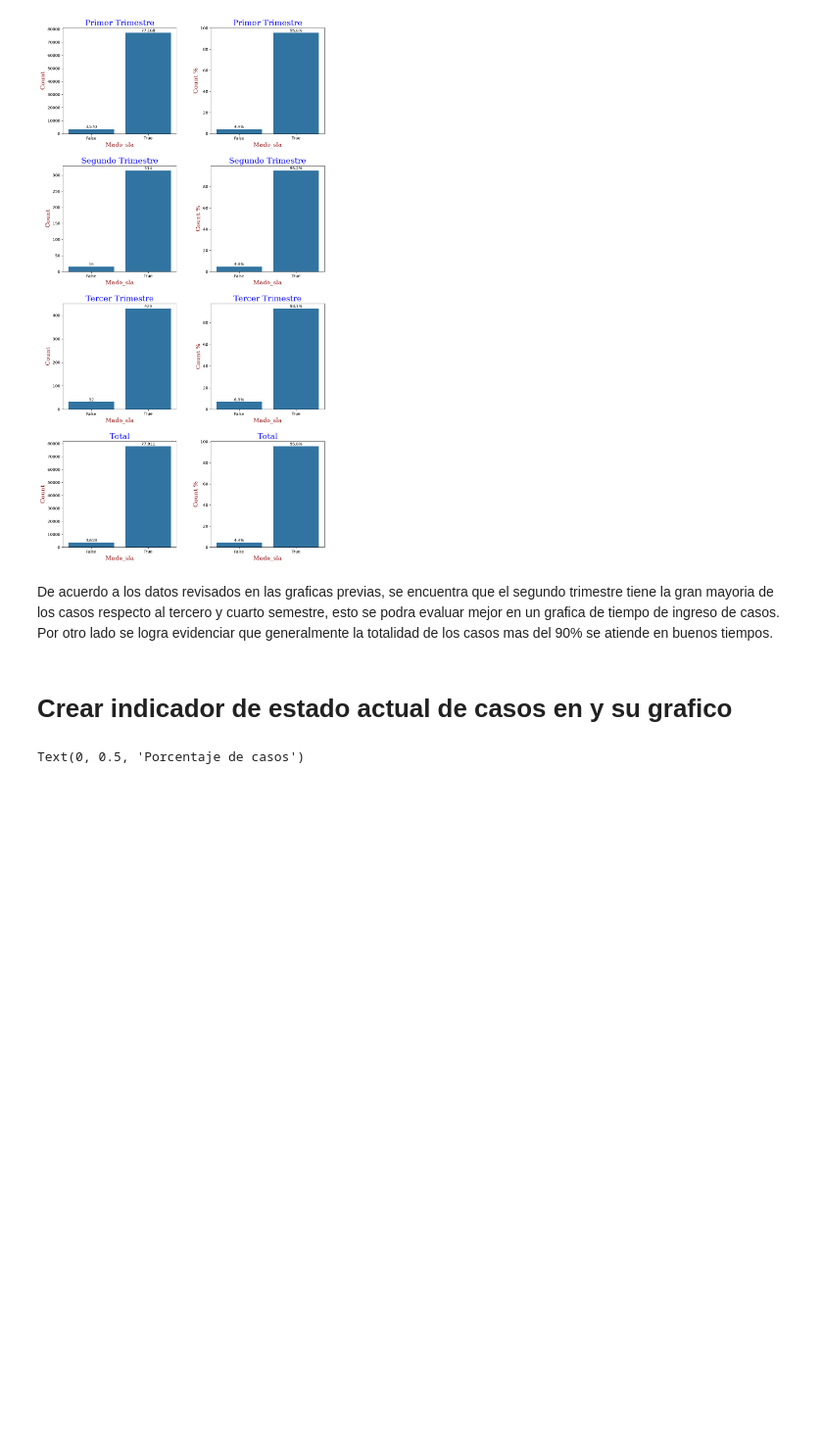
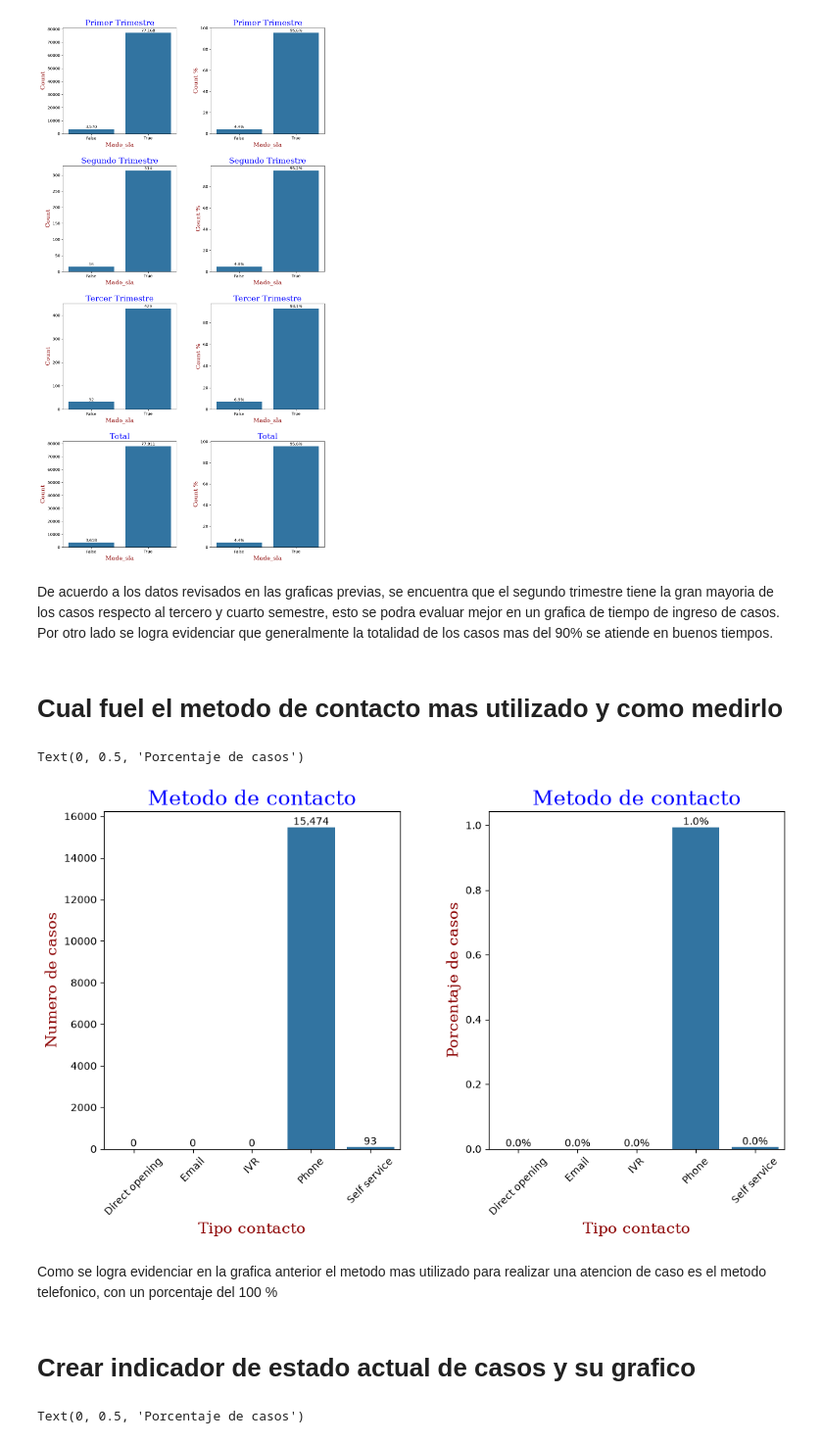
Before and after one commit to FoxJaeger007/ERP-Support-Operations-Dashboard, a Jupyter notebook: Notebooks/ERP_Incident_Analysis.ipynb, the cells around one changed output. Shown at 98% size. Drawn from its saved outputs; the diff is of its cells as text; code cells hidden in the pictures; blank space fills up the shorter version.

```diff
--- a/Notebooks/ERP_Incident_Analysis.ipynb
+++ b/Notebooks/ERP_Incident_Analysis.ipynb
@@ -83,7 +52,7 @@ from sklearn.model_selection import GridSearchCV
 df = pd.read_csv(
     "../Data/Raw/incident+management+process+enriched+event+log.zip"
 )
-df_cl=df
+df_cl=df.copy()
 # %% [markdown]
 ## Clean Data
 # %%
@@ -675,8 +648,74 @@ Text(0, 0.5, 'Count %')
 [figure]
 # %% [markdown]
 De acuerdo a los datos revisados en las graficas previas, se encuentra que el segundo trimestre tiene la gran mayoria de los casos respecto al tercero y cuarto semestre, esto se podra evaluar mejor en un grafica de tiempo de ingreso de casos. Por otro lado se logra evidenciar que generalmente la totalidad de los casos mas del 90% se atiende en buenos tiempos.
+# %% [markdown]
+# Cual fuel el metodo de contacto mas utilizado y como medirlo
+# %%
+
+df_last_type = df_analysis[["number","contact_type"]][df_analysis["active"]==True].loc[
+    df_analysis[df_analysis["active"]==True].groupby("number")["sys_mod_count"].idxmax()] #se encuentra el ultimo dato de acuerdo a sys_mod_count
+
+df_last_type_co = df_last_type["contact_type"].value_counts().reset_index()
+df_last_type_co_norm = df_last_type["contact_type"].value_counts(normalize=True).reset_index()
+# %%
+# Grafico de Barras para mostrar el estado actual de los casos
+
+
+plt.figure(figsize=(12,6))                                      #indica tamaño de la figura
+
+plt.subplots_adjust(
+    wspace=0.3,
+    hspace=0.3
+)
+
+# Grafico nominal
+plt.subplot(1,2,1)						#indica la altura, el ancho de los subplot, y el tercero es la ubicacion
+
+
+ax = sns.barplot(						#Grafico de barras
+    data=df_last_type_co,						#Data frame
+    x="contact_type",						#Refiere al eje X
+    y="count"							#Refiere al eje Y
+)
+
+ax.bar_label(ax.containers[0],					#Valor del grafico
+    fmt='{:,.0f}')						#Formato de los valores
+
+font1 = {'family':'serif','color':'blue','size':20}             #Diccionario para personalizador de label
+font2 = {'family':'serif','color':'darkred','size':15}          #Diccionario para personalizador de label
+
+plt.title("Metodo de contacto", fontdict = font1)                   #Titulo del Grafico
+plt.xlabel("Tipo contacto", fontdict = font2)                             #Titulo en X
+plt.xticks(rotation=45)
+plt.ylabel("Numero de casos", fontdict = font2)                         #Titulo en Y
+
+#Grafico porcentual
+plt.subplot(1,2,2)						#indica la altura, el ancho de los subplot, y el tercero es la ubicacion
+
+
+ax = sns.barplot(						#Grafico de barras
+    data=df_last_type_co_norm,						#Data frame
+    x="contact_type",						#Refiere al eje X
+    y="proportion"							#Refiere al eje Y
+)
+
+ax.bar_label(ax.containers[0],					#Valor del grafico
+    fmt='%.1f%%')						#Formato de los valores
+
+font1 = {'family':'serif','color':'blue','size':20}             #Diccionario para personalizador de label
+font2 = {'family':'serif','color':'darkred','size':15}          #Diccionario para personalizador de label
+
+plt.title("Metodo de contacto", fontdict = font1)                   #Titulo del Grafico
+plt.xlabel("Tipo contacto", fontdict = font2)                             #Titulo en X
+plt.xticks(rotation=45)
+plt.ylabel("Porcentaje de casos", fontdict = font2)                         #Titulo en Y
+# %% [output]
+Text(0, 0.5, 'Porcentaje de casos')
+[figure, added]
+# %% [markdown]
+Como se logra evidenciar en la grafica anterior el metodo mas utilizado para realizar una atencion de caso es el metodo telefonico, con un porcentaje del 100 %
 # %% [markdown]
-# Crear indicador de estado actual de casos en y su grafico
+# Crear indicador de estado actual de casos y su grafico
 # %%
 
 df_last_state = df_analysis[["number","incident_state"]][df_analysis["active"]==True].loc[
```
Also changed, not shown: parts of 9 cells of this notebook, 1 other file.
